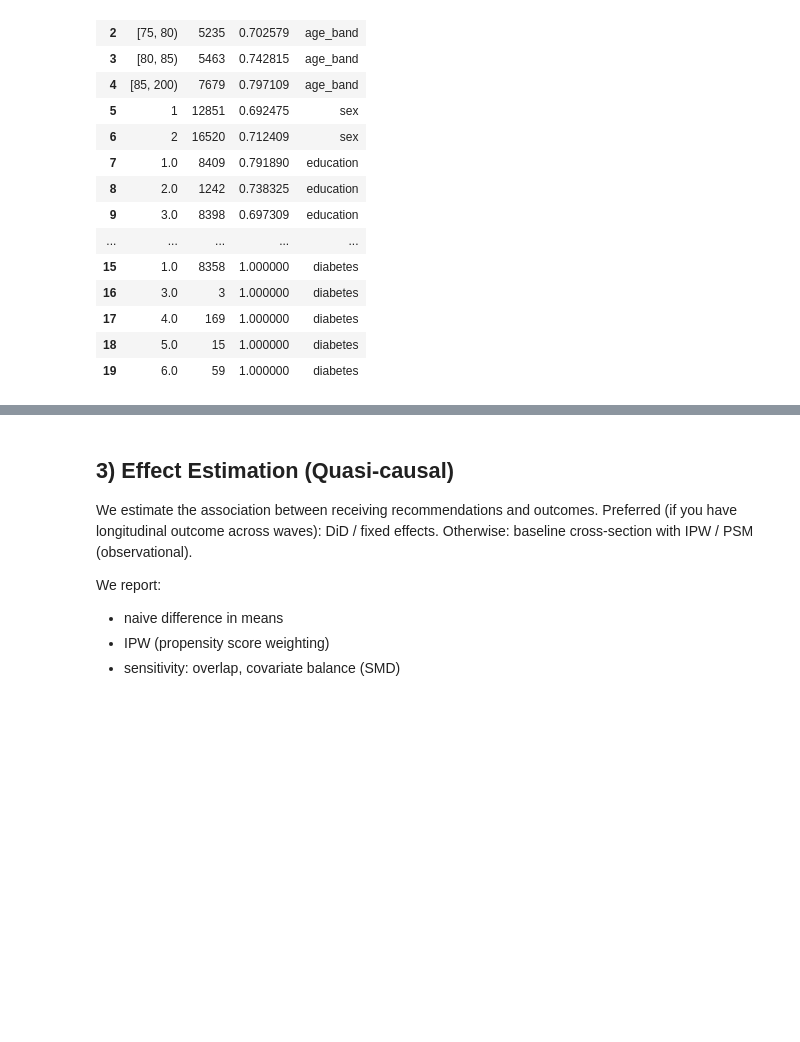
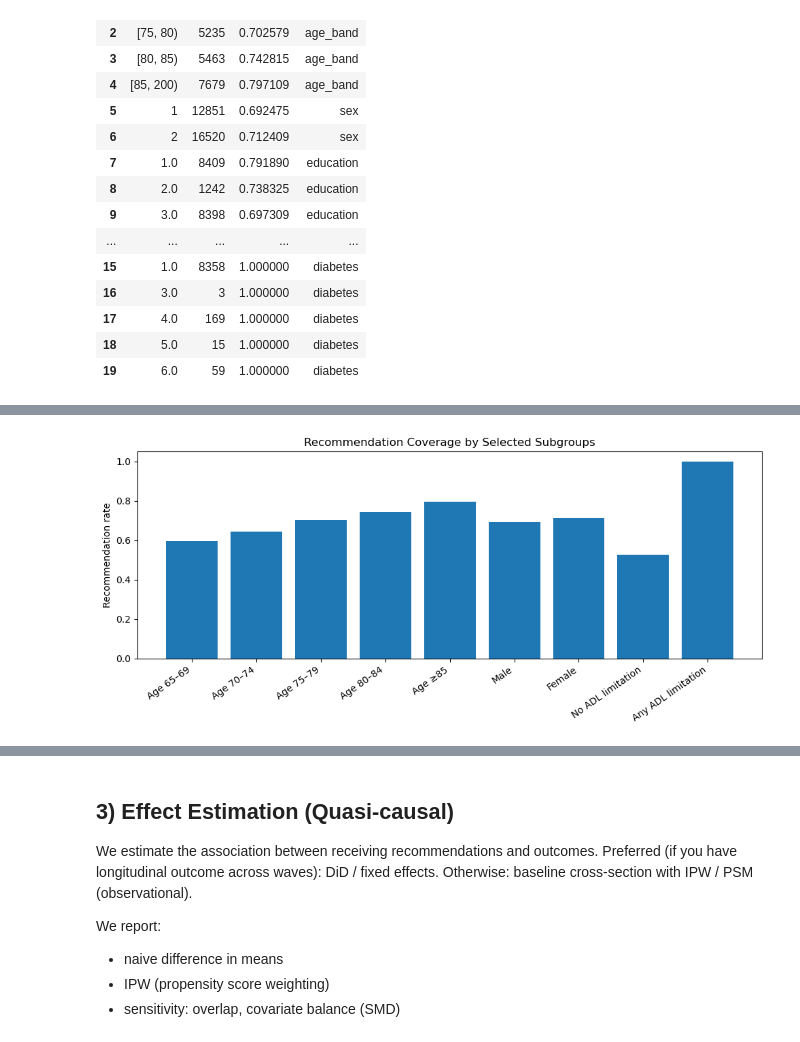
Before and after one commit to ugoyj/BMI5111_Capstone_YuJun, a Jupyter notebook: notebooks/03_evaluation_reporting_age65plus.ipynb, the cells around one changed output, grey strips where cells are left out. Saved outputs shown, nothing was run; the diff lists cells and outputs as text; code cells hidden in the pictures; blank space fills up the shorter version.

```diff
--- a/notebooks/03_evaluation_reporting_age65plus.ipynb
+++ b/notebooks/03_evaluation_reporting_age65plus.ipynb
@@ -511,0 +656,85 @@ for sg in ["sex", "age_band", "adl_any"]:
+# %%
+# ==========================
+# Combined subgroup coverage plot for paper
+# Add this cell AFTER cell 18 in Notebook 3
+# ==========================
+
+plot_subgroups = ["sex", "age_band", "adl_any"]
+tmp_all = fair[fair["subgroup"].isin(plot_subgroups)].copy()
+
+# Keep only study-relevant age groups (age >= 65 cohort)
+tmp_all = tmp_all[~(
+    (tmp_all["subgroup"] == "age_band") &
+    (tmp_all["group"].astype(str).isin(["<=49", "50-64"]))
+)].copy()
+
+# Create cleaner publication-friendly labels
+def pretty_label(row):
+    sg = str(row["subgroup"])
+    g = str(row["group"])
+
+    if sg == "age_band":
+        age_map = {
+            "[65, 70)": "Age 65–69",
+            "[70, 75)": "Age 70–74",
+            "[75, 80)": "Age 75–79",
+            "[80, 85)": "Age 80–84",
+            "[85, 200)": "Age ≥85",
+            "65-74": "Age 65–74",
+            "75-84": "Age 75–84",
+            "85+": "Age ≥85"
+        }
+        return age_map.get(g, g)
+
+    if sg == "sex":
+        sex_map = {
+            "1": "Male",
+            "2": "Female",
+            "1.0": "Male",
+            "2.0": "Female"
+        }
+        return sex_map.get(g, f"Sex {g}")
+
+    if sg == "adl_any":
+        adl_map = {
+            "0": "No ADL limitation",
+            "1": "Any ADL limitation",
+            "0.0": "No ADL limitation",
+            "1.0": "Any ADL limitation"
+        }
+        return adl_map.get(g, f"ADL {g}")
+
+    return f"{sg}: {g}"
+
+tmp_all["label"] = tmp_all.apply(pretty_label, axis=1)
+
+# Set display order
+label_order = [
+    "Age 65–69",
+    "Age 70–74",
+    "Age 75–79",
+    "Age 80–84",
+    "Age ≥85",
+    "Male",
+    "Female",
+    "No ADL limitation",
+    "Any ADL limitation"
+]
+tmp_all["label"] = pd.Categorical(tmp_all["label"], categories=label_order, ordered=True)
+tmp_all = tmp_all.sort_values("label")
+
+plt.figure(figsize=(10, 4.5))
+plt.bar(tmp_all["label"].astype(str), tmp_all["rec_rate"])
+plt.xticks(rotation=35, ha="right")
+plt.ylabel("Recommendation rate")
+plt.title("Recommendation Coverage by Selected Subgroups")
+plt.ylim(0, 1.05)
+plt.tight_layout()
+
+OUT_FIG4 = os.path.join(FIG_DIR, "nb3_combined_subgroup_coverage.png")
+plt.savefig(OUT_FIG4, dpi=150, bbox_inches="tight")
+plt.show()
+
+print("Saved figure:", OUT_FIG4)
+# %% [output]
+[figure, added]
```
Also changed, not shown: parts of 6 cells of this notebook, 16 other files.
